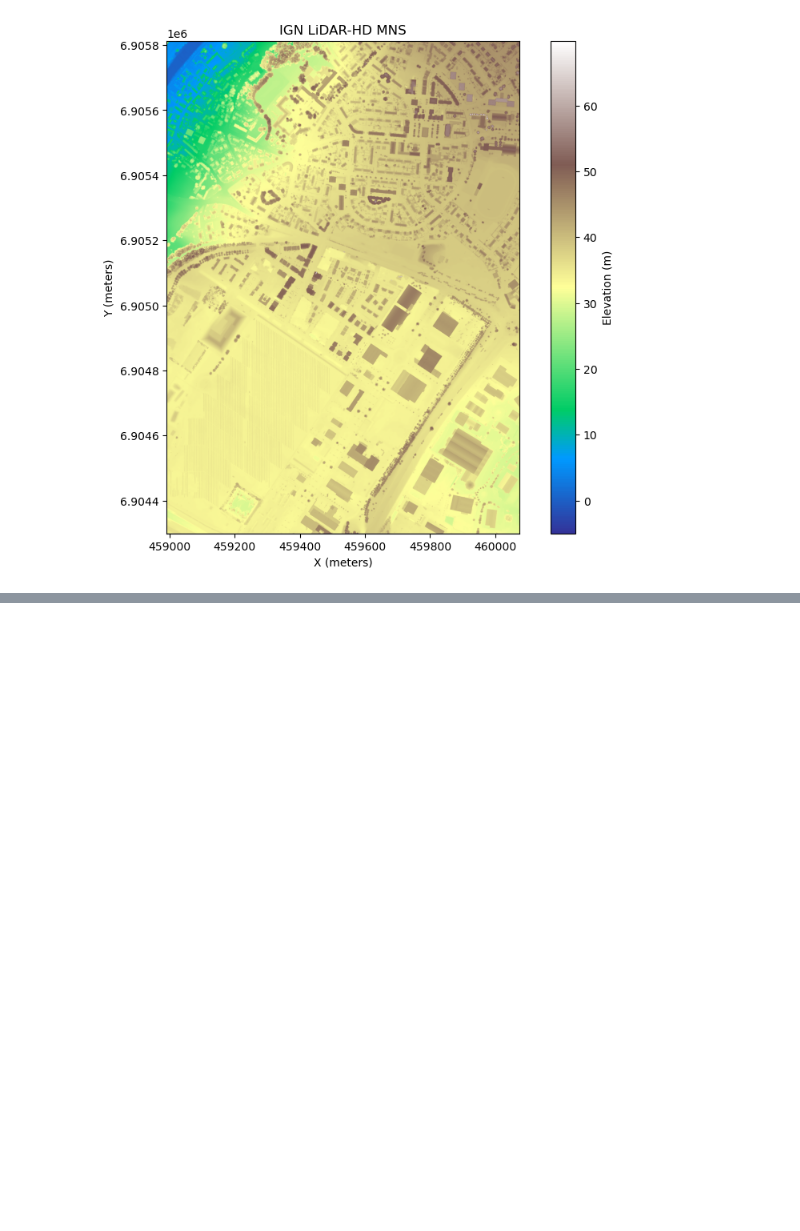
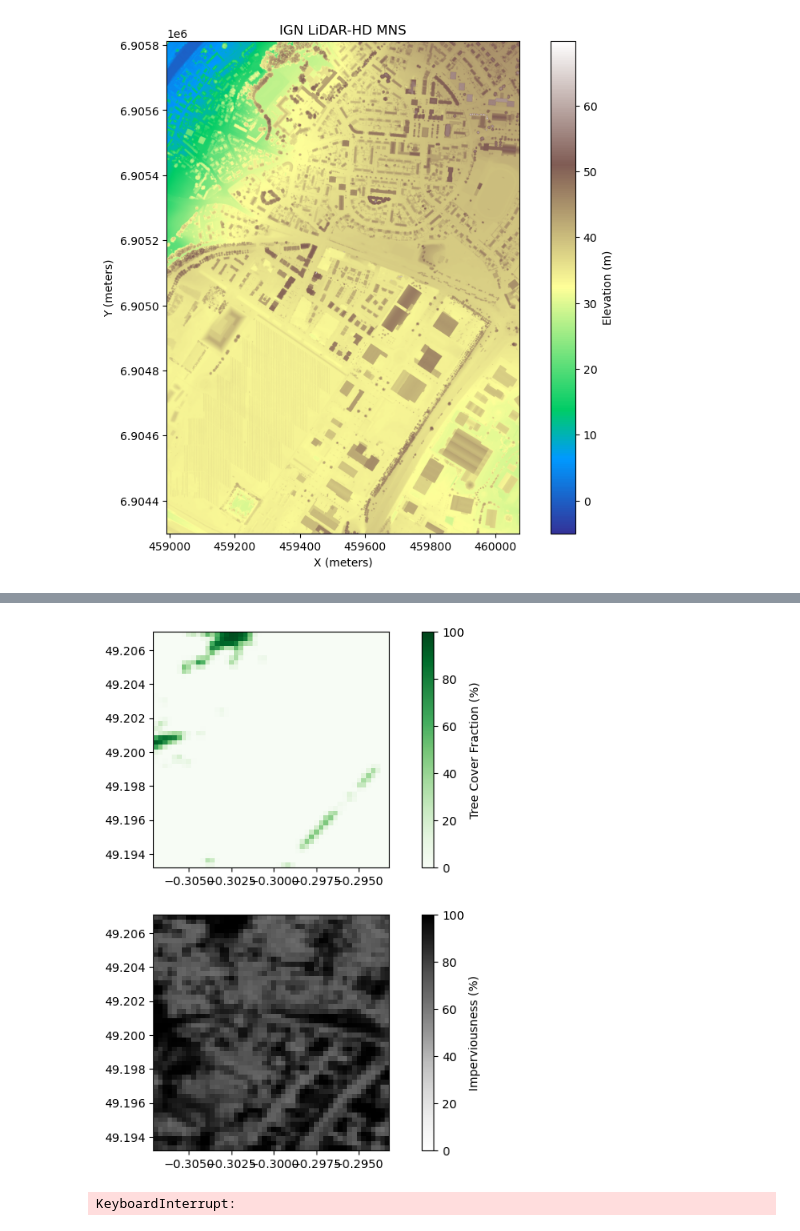
Before and after one commit to rhedouin/DSM, a Jupyter notebook: Notebooks/download_Lidar_Copernicus_data.ipynb, the cells around one changed output, grey strips where cells are left out. Saved outputs shown, nothing was run; the diff lists cells and outputs as text; code cells hidden in the pictures; blank space fills up the shorter version.

```diff
--- a/Notebooks/download_Lidar_Copernicus_data.ipynb
+++ b/Notebooks/download_Lidar_Copernicus_data.ipynb
@@ -1022,0 +1521,58 @@ NameError: name 'cop_image' is not defined
+# %%
+with rasterio.open(tcf_projected_l93_path) as tcf_src, rasterio.open(imp_projected_l93_path) as imp_src:
+    tcf_image = tcf_src.read(1)
+
+    # Get bounds (xmin, ymin, xmax, ymax)
+    bounds = tcf_src.bounds
+    extent = (bounds.left, bounds.right, bounds.bottom, bounds.top)
+
+    fig, ax = plt.subplots(2, 1, figsize=(10,8))
+    im0 = ax[0].imshow(
+        tcf_image,
+        cmap="Greens",
+        extent=extent,      # <-- HERE
+        origin="upper",
+        vmin = 0,
+        vmax = 100
+    )
+    fig.colorbar(im0, ax=ax[0], label="Tree Cover Fraction (%)")
+
+    imp_image = imp_src.read(1)
+
+    im1 = ax[1].imshow(imp_image,
+        cmap="Greys",
+        extent=extent,      # <-- HERE
+        origin="upper",
+        vmin = 0,
+        vmax = 100
+    )
+    fig.colorbar(im1, ax=ax[1], label="Imperviousness (%)")
+
+    plt.show()
+# %% [output]
+[figure, added]
+# %%
+startDate = "2020-01-01T00:00:00.000Z"
+completionDate = "2020-01-10T00:00:00.000Z"
+target = "2020-01-01"
+
+# Your JSON file:
+S2_request = {
+    "dataset_id": "EO:ESA:DAT:SENTINEL-2",
+    "bbox": [lon_min_wgs84, lat_min_wgs84, lon_max_wgs84, lat_max_wgs84],
+    "startDate": startDate,
+    "completionDate": completionDate,
+    "processingLevel": "S2MSI2A",
+}
+
+S2_matches = hda_client.search(S2_request)
+print("Sentinel 2:")
+print(S2_matches)
+
+# S2_matches = hda_client.search(S2_request)
+print(S2_matches.results[0].keys())
+print("Sentinel 2:")
+for i , item in enumerate(S2_matches.results):
+    print(f"[{i+1}] ID: {item['id']}, Date: {item['properties']}")
+# %% [output]
+KeyboardInterrupt:
```
Also changed, not shown: parts of 36 cells of this notebook.
